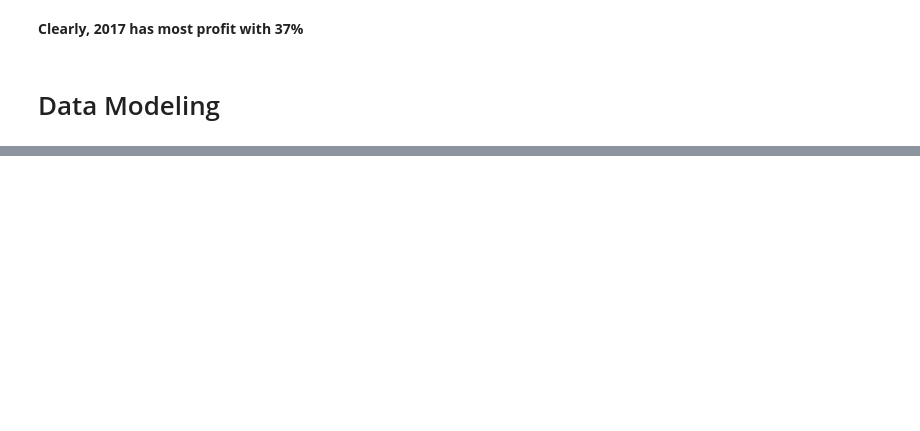
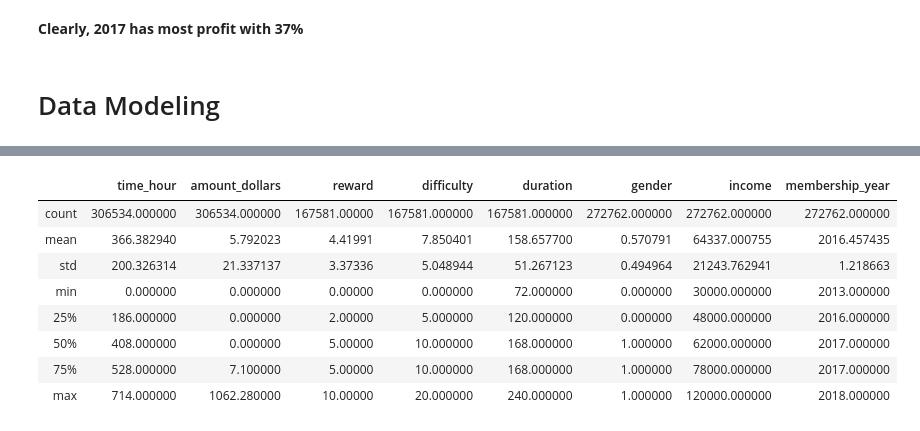
Before and after one commit to ashwanisng/Starbucks-Capstone, a Jupyter notebook: Starbucks Capstone.ipynb, the cells around one changed output, grey strips where cells are left out. Drawn from its saved outputs; the diff is of its cells as text; code cells hidden in the pictures; blank space fills up the shorter version.

Commit message:
data modeling added

```diff
--- a/Starbucks Capstone.ipynb
+++ b/Starbucks Capstone.ipynb
@@ -833,3 +833,8 @@ plt.xlabel('Year Distribution',labelpad=30);
 **Clearly, 2017 has most profit with 37%**
 # %% [markdown]
 # Data Modeling
+# %%
+#Making the model_df for modelling purpose. Keeping only the necesarry columns and removing the rest.
+data_model = df_combine.copy()
+data_model = data_model.drop(['offer received', 'offer viewed','transaction', 'offer completed','bogo', 'informational', 'discount', 'email', 'web', 'mobile', 'social','age','income_range','became_member_on', 'membership_month','membership_day','reward_given','customer_id'],axis=1)
+data_model.head()
@@ -835,0 +848,12 @@ plt.xlabel('Year Distribution',labelpad=30);
+# %%
+data_model.describe()
+# %% [output]
+|  | time_hour | amount_dollars | reward | difficulty | duration | gender | income | membership_year |
+| count | 306534.000000 | 306534.000000 | 167581.00000 | 167581.000000 | 167581.000000 | 272762.000000 | 272762.000000 | 272762.000000 |
+| mean | 366.382940 | 5.792023 | 4.41991 | 7.850401 | 158.657700 | 0.570791 | 64337.000755 | 2016.457435 |
+| std | 200.326314 | 21.337137 | 3.37336 | 5.048944 | 51.267123 | 0.494964 | 21243.762941 | 1.218663 |
+| min | 0.000000 | 0.000000 | 0.00000 | 0.000000 | 72.000000 | 0.000000 | 30000.000000 | 2013.000000 |
+| 25% | 186.000000 | 0.000000 | 2.00000 | 5.000000 | 120.000000 | 0.000000 | 48000.000000 | 2016.000000 |
+| 50% | 408.000000 | 0.000000 | 5.00000 | 10.000000 | 168.000000 | 1.000000 | 62000.000000 | 2017.000000 |
+| 75% | 528.000000 | 7.100000 | 5.00000 | 10.000000 | 168.000000 | 1.000000 | 78000.000000 | 2017.000000 |
+| max | 714.000000 | 1062.280000 | 10.00000 | 20.000000 | 240.000000 | 1.000000 | 120000.000000 | 2018.000000 |
```
Also changed, not shown: parts of 3 cells of this notebook.
